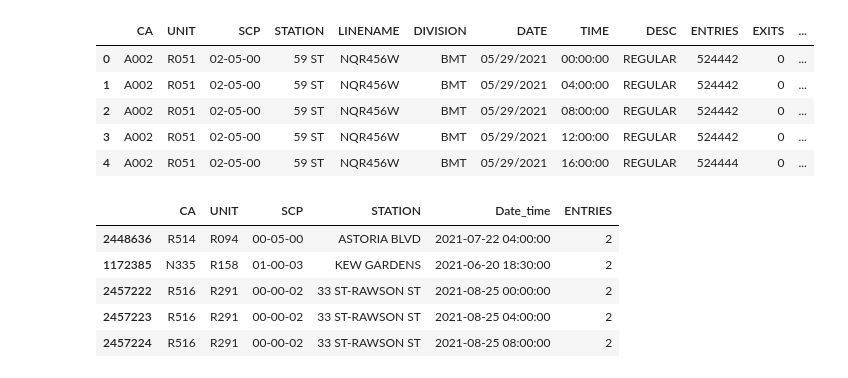
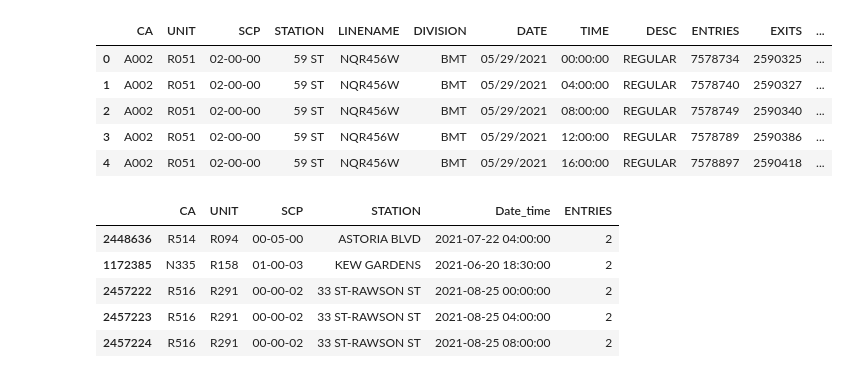
Before and after one commit to ajstake/EDA-Project, a Jupyter notebook: MTA_Data_Gathering_and_Cleaning_Notebook.ipynb, the cells around one changed output. Saved outputs shown, nothing was run; the diff lists cells and outputs as text; code cells hidden in the pictures.

```diff
--- a/MTA_Data_Gathering_and_Cleaning_Notebook.ipynb
+++ b/MTA_Data_Gathering_and_Cleaning_Notebook.ipynb
@@ -18,6 +18,6 @@ weeks = [210605, 210612, 210619, 210626, 210703, 210710, 210717, 210724, 210731,
 from sqlalchemy import create_engine
 import pandas as pd
 engine = create_engine("sqlite:///mta_all.db")
-all_data = pd.read_sql('SELECT * FROM mta_data order by exits;', engine)
+all_data = pd.read_sql('SELECT * FROM mta_data;', engine)
 # %%
 ts_df1 = all_data
@@ -43,14 +43,14 @@ ts_df1.head(20)
 # %%
 import datetime as dt
 ts_df1['Date_time'] = pd.to_datetime(ts_df1.DATE.astype(str) + ' ' + ts_df1.TIME.astype(str))
-ts_df1.head(5)
+# ts_df1.head(5)
 # %% [output]
 |  | CA | UNIT | SCP | STATION | LINENAME | DIVISION | DATE | TIME | DESC | ENTRIES | EXITS | ... |
-| 0 | A002 | R051 | 02-05-00 | 59 ST | NQR456W | BMT | 05/29/2021 | 00:00:00 | REGULAR | 524442 | 0 | ... |
-| 1 | A002 | R051 | 02-05-00 | 59 ST | NQR456W | BMT | 05/29/2021 | 04:00:00 | REGULAR | 524442 | 0 | ... |
-| 2 | A002 | R051 | 02-05-00 | 59 ST | NQR456W | BMT | 05/29/2021 | 08:00:00 | REGULAR | 524442 | 0 | ... |
-| 3 | A002 | R051 | 02-05-00 | 59 ST | NQR456W | BMT | 05/29/2021 | 12:00:00 | REGULAR | 524442 | 0 | ... |
-| 4 | A002 | R051 | 02-05-00 | 59 ST | NQR456W | BMT | 05/29/2021 | 16:00:00 | REGULAR | 524444 | 0 | ... |
+| 0 | A002 | R051 | 02-00-00 | 59 ST | NQR456W | BMT | 05/29/2021 | 00:00:00 | REGULAR | 7578734 | 2590325 | ... |
+| 1 | A002 | R051 | 02-00-00 | 59 ST | NQR456W | BMT | 05/29/2021 | 04:00:00 | REGULAR | 7578740 | 2590327 | ... |
+| 2 | A002 | R051 | 02-00-00 | 59 ST | NQR456W | BMT | 05/29/2021 | 08:00:00 | REGULAR | 7578749 | 2590340 | ... |
+| 3 | A002 | R051 | 02-00-00 | 59 ST | NQR456W | BMT | 05/29/2021 | 12:00:00 | REGULAR | 7578789 | 2590386 | ... |
+| 4 | A002 | R051 | 02-00-00 | 59 ST | NQR456W | BMT | 05/29/2021 | 16:00:00 | REGULAR | 7578897 | 2590418 | ... |
 # %%
 ts_df1.groupby(['CA', 'UNIT', 'SCP', 'STATION', 'Date_time']).ENTRIES.count().reset_index().sort_values('ENTRIES', ascending=False).head(5)
 # %% [output]
```
Also changed, not shown: parts of 18 cells of this notebook.
